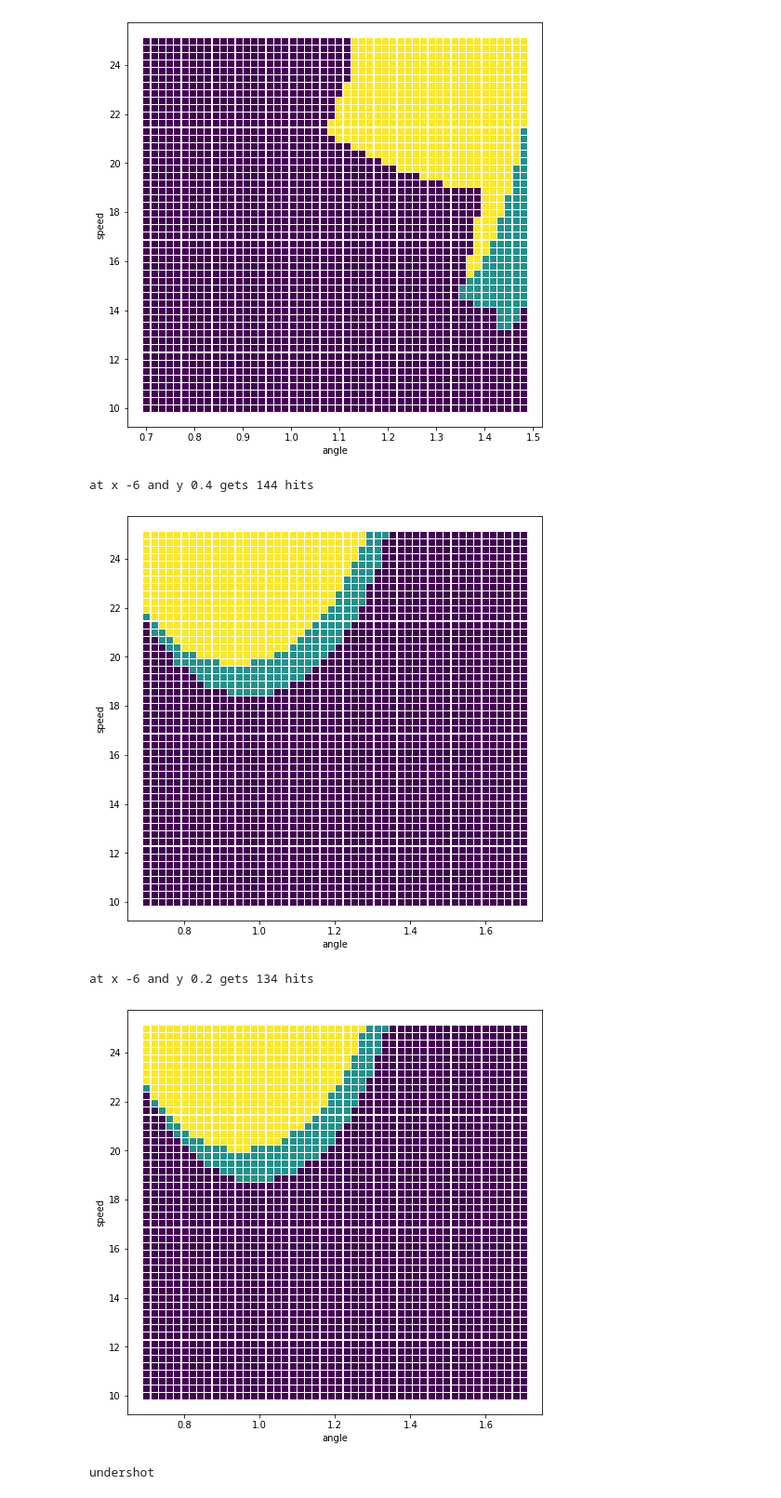
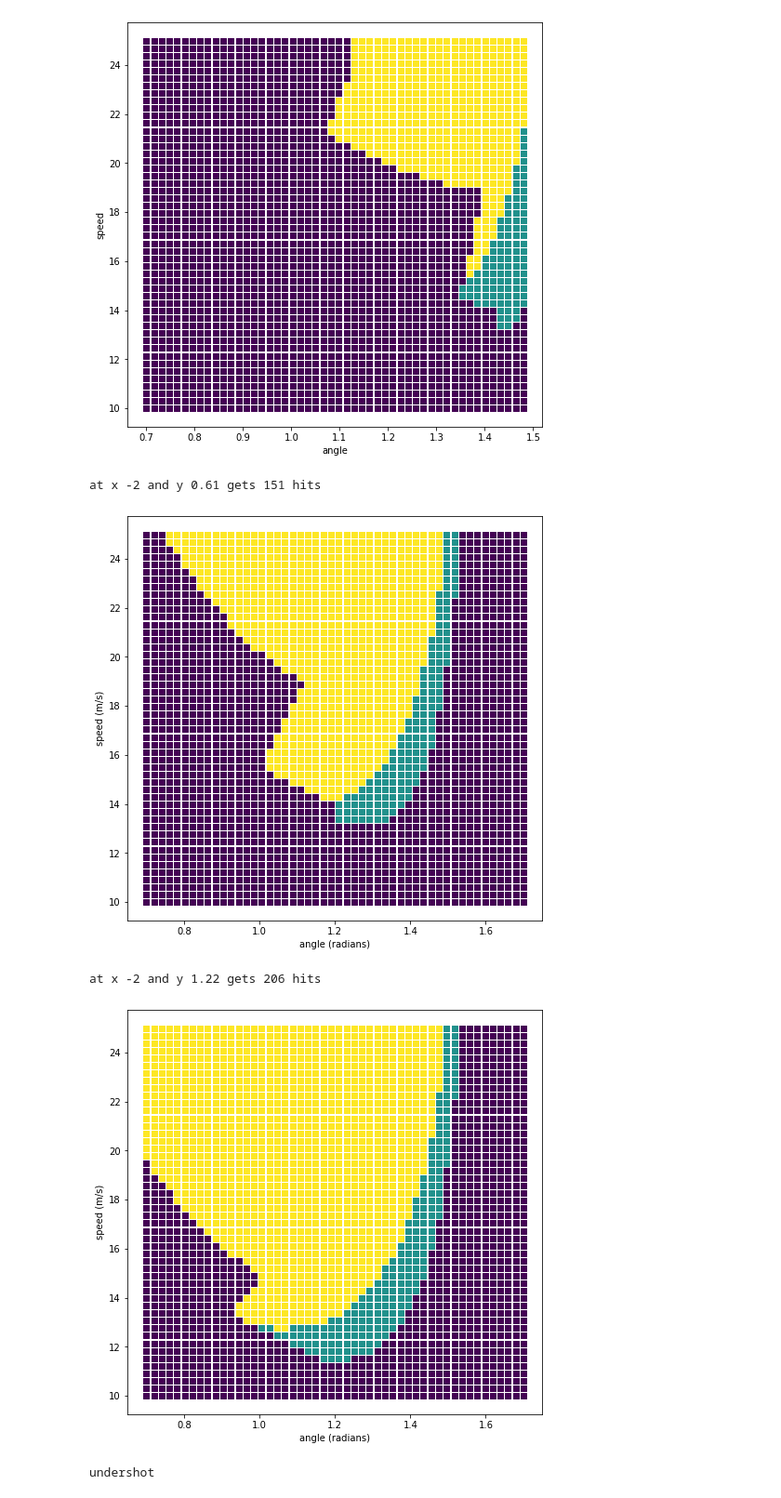
Before and after one commit to qwertpas/shotPlanner2022, a Jupyter notebook: simulate_shot_drag.ipynb, the cells around one changed output. Shown at 93% size. Saved outputs shown, nothing was run; the diff lists cells and outputs as text; code cells hidden in the pictures.

```diff
--- a/simulate_shot_drag.ipynb
+++ b/simulate_shot_drag.ipynb
@@ -31,8 +31,11 @@ def flight_model(t, s):
 
     Fd = 0.5 * air_density * cargo_area * drag_coeff * v_squared
 
-    Fx = -Fd*cos_component
-    Fy = -Fd*sin_component - g
+    # Fx = -Fd*cos_component
+    # Fy = -Fd*sin_component - g
+
+    Fx = 0
+    Fy = - cargo_mass*g
 
     dvx = Fx / cargo_mass
     dvy = Fy / cargo_mass
@@ -209,8 +215,8 @@ def refine_ang_speed_space(x, y, ang_range_dense, speed_range_dense):
     plt.figure(figsize = (8, 8))
     X, Y = np.meshgrid(ang_range_dense, speed_range_dense)
     plt.scatter(X, Y, c=ang_speed_space.T, marker='s')
-    plt.xlabel("angle")
-    plt.ylabel("speed")
+    plt.xlabel("angle (radians)")
+    plt.ylabel("speed (m/s)")
     plt.show()
 # %%
 refine_ang_speed_space(-3.2, 0.5, ang_range_dense=np.linspace(0.7, 1.48, 50), speed_range_dense=np.linspace(10, 25, 50))
@@ -224,13 +230,13 @@ at x -2.2 and y 0.5 gets 207 hits
 at x -1.2 and y 0.5 gets 104 hits
 [figure]
 # %%
-refine_ang_speed_space(-6, 0.4, ang_range_dense=np.linspace(0.7, 1.7, 50), speed_range_dense=np.linspace(10, 25, 50))
-refine_ang_speed_space(-6, 0.2, ang_range_dense=np.linspace(0.7, 1.7, 50), speed_range_dense=np.linspace(10, 25, 50))
+refine_ang_speed_space(-2, 0.61, ang_range_dense=np.linspace(0.7, 1.7, 50), speed_range_dense=np.linspace(10, 25, 50))
+refine_ang_speed_space(-2, 1.22, ang_range_dense=np.linspace(0.7, 1.7, 50), speed_range_dense=np.linspace(10, 25, 50))
 # %% [output]
-at x -6 and y 0.4 gets 144 hits
+at x -2 and y 0.61 gets 151 hits
-[figure, old version]
+[figure, new version]
-at x -6 and y 0.2 gets 134 hits
+at x -2 and y 1.22 gets 206 hits
-[figure, old version]
+[figure, new version]
 # %%
 speed = 22
 angle = 1.05
```
Also changed, not shown: parts of 4 cells of this notebook, 2 other files.
